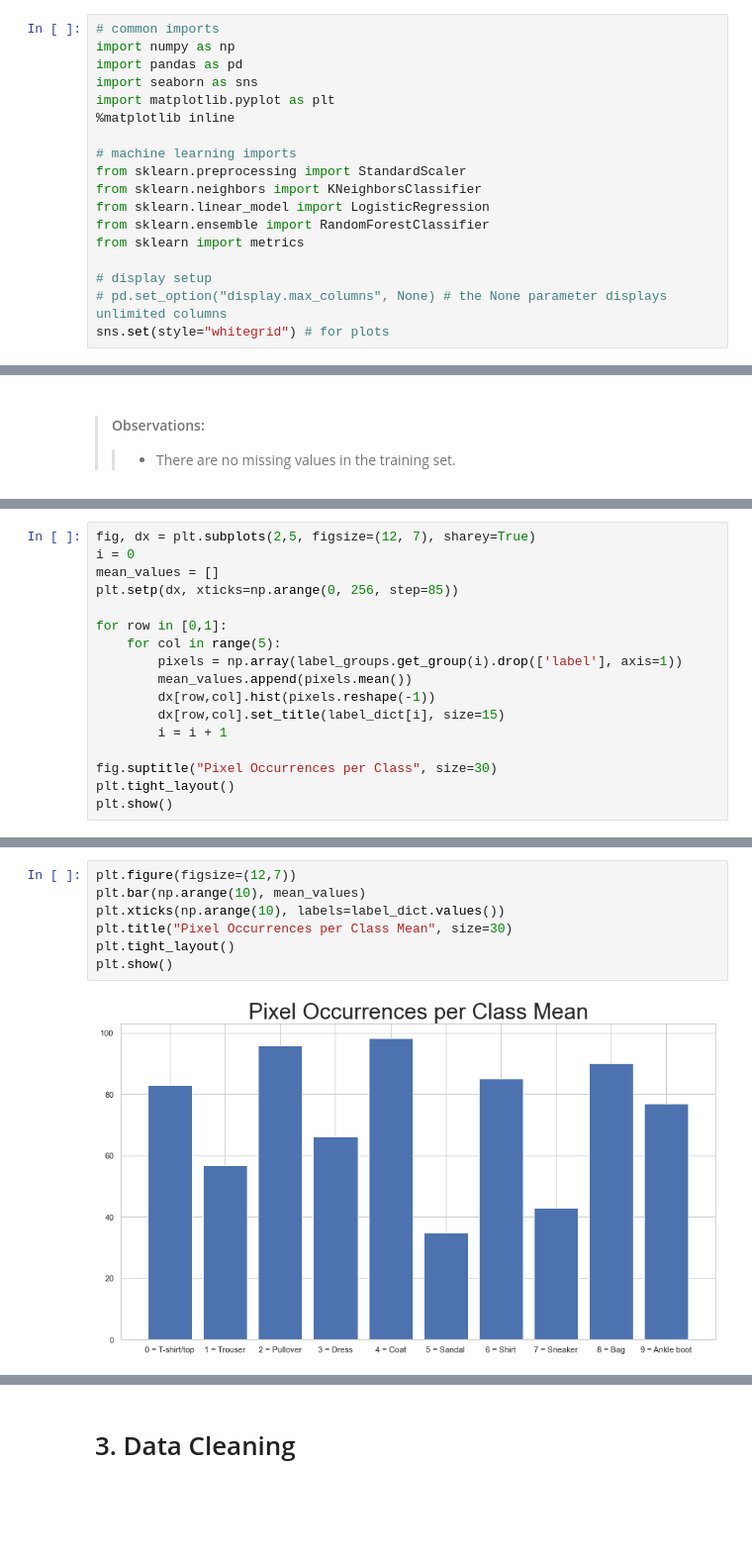
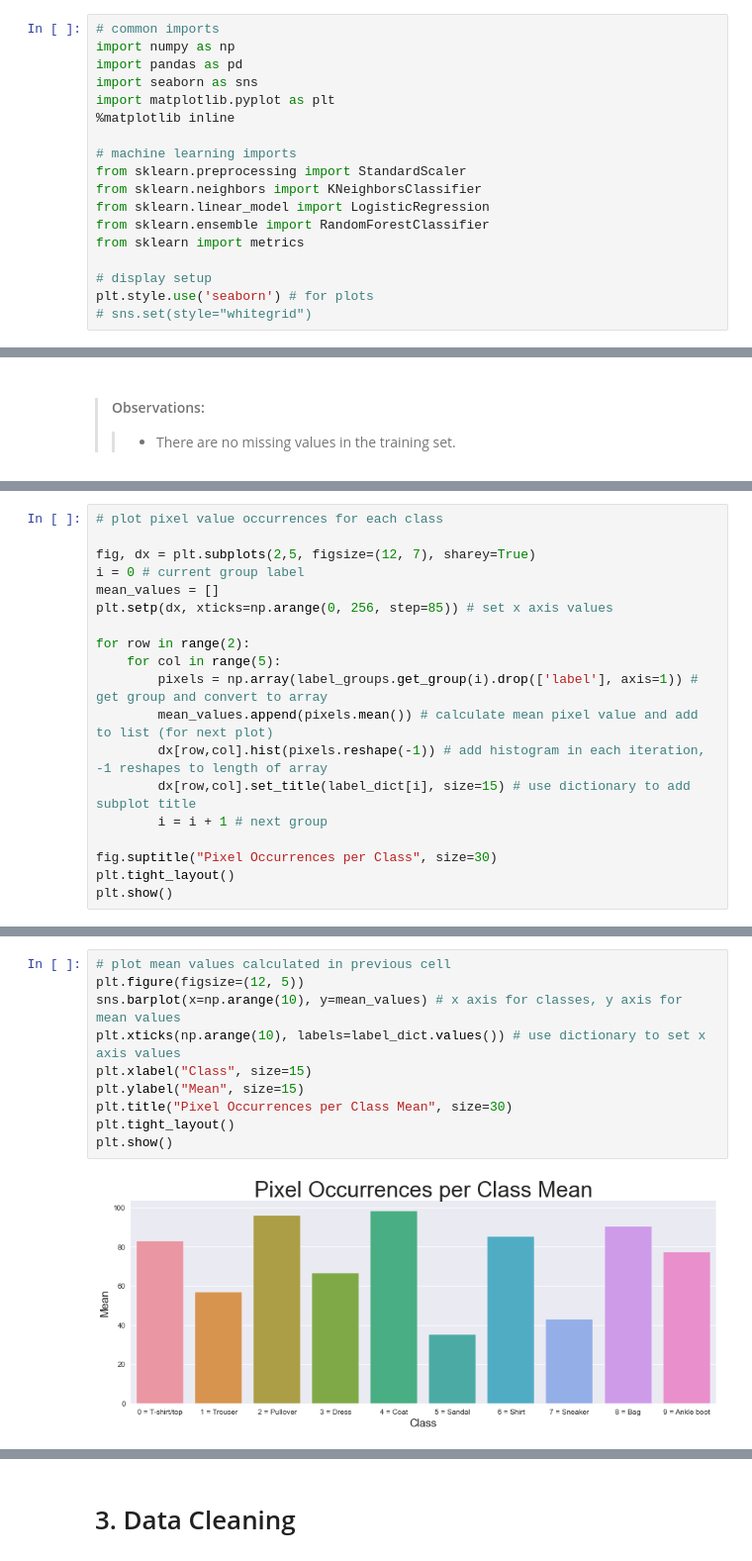
Before and after one commit to adiy55/1SB-Final-Project, a Jupyter notebook: 1SB ML Fashion MNIST.ipynb, the cells around one changed output, grey strips where cells are left out. Shown at 99% size. Drawn from its saved outputs; the diff is of its cells as text; blank space fills up the shorter version.

```diff
--- a/1SB ML Fashion MNIST.ipynb
+++ b/1SB ML Fashion MNIST.ipynb
@@ -14,8 +14,8 @@ from sklearn.ensemble import RandomForestClassifier
 from sklearn import metrics
 
 # display setup
-# pd.set_option("display.max_columns", None) # the None parameter displays unlimited columns
-sns.set(style="whitegrid") # for plots
+plt.style.use('seaborn') # for plots
+# sns.set(style="whitegrid")
 # %% [markdown]
 # Preface
 * Fashion-MNIST is a dataset containing 70,000 samples, 60,000 for the training set and 10,000 for the test set.
@@ -202,16 +230,18 @@ plt.show()
 # %%
+# plot pixel value occurrences for each class
+
 fig, dx = plt.subplots(2,5, figsize=(12, 7), sharey=True)
-i = 0
+i = 0 # current group label
 mean_values = []
-plt.setp(dx, xticks=np.arange(0, 256, step=85))
+plt.setp(dx, xticks=np.arange(0, 256, step=85)) # set x axis values
 
-for row in [0,1]:
+for row in range(2):
     for col in range(5):
-        pixels = np.array(label_groups.get_group(i).drop(['label'], axis=1))
-        mean_values.append(pixels.mean())
-        dx[row,col].hist(pixels.reshape(-1))
-        dx[row,col].set_title(label_dict[i], size=15)
-        i = i + 1
+        pixels = np.array(label_groups.get_group(i).drop(['label'], axis=1)) # get group and convert to array
+        mean_values.append(pixels.mean()) # calculate mean pixel value and add to list (for next plot)
+        dx[row,col].hist(pixels.reshape(-1)) # add histogram in each iteration, -1 reshapes to length of array
+        dx[row,col].set_title(label_dict[i], size=15) # use dictionary to add subplot title
+        i = i + 1 # next group
 
 fig.suptitle("Pixel Occurrences per Class", size=30)
 plt.tight_layout()
@@ -221,9 +251,12 @@ plt.show()
 # %%
-plt.figure(figsize=(12,7))
-plt.bar(np.arange(10), mean_values)
-plt.xticks(np.arange(10), labels=label_dict.values())
+# plot mean values calculated in previous cell
+plt.figure(figsize=(12, 5))
+sns.barplot(x=np.arange(10), y=mean_values) # x axis for classes, y axis for mean values
+plt.xticks(np.arange(10), labels=label_dict.values()) # use dictionary to set x axis values
+plt.xlabel("Class", size=15)
+plt.ylabel("Mean", size=15)
 plt.title("Pixel Occurrences per Class Mean", size=30)
 plt.tight_layout()
 plt.show()
 # %% [output]
-[figure, old version]
+[figure, new version]
```
Also changed, not shown: parts of 8 cells of this notebook.
